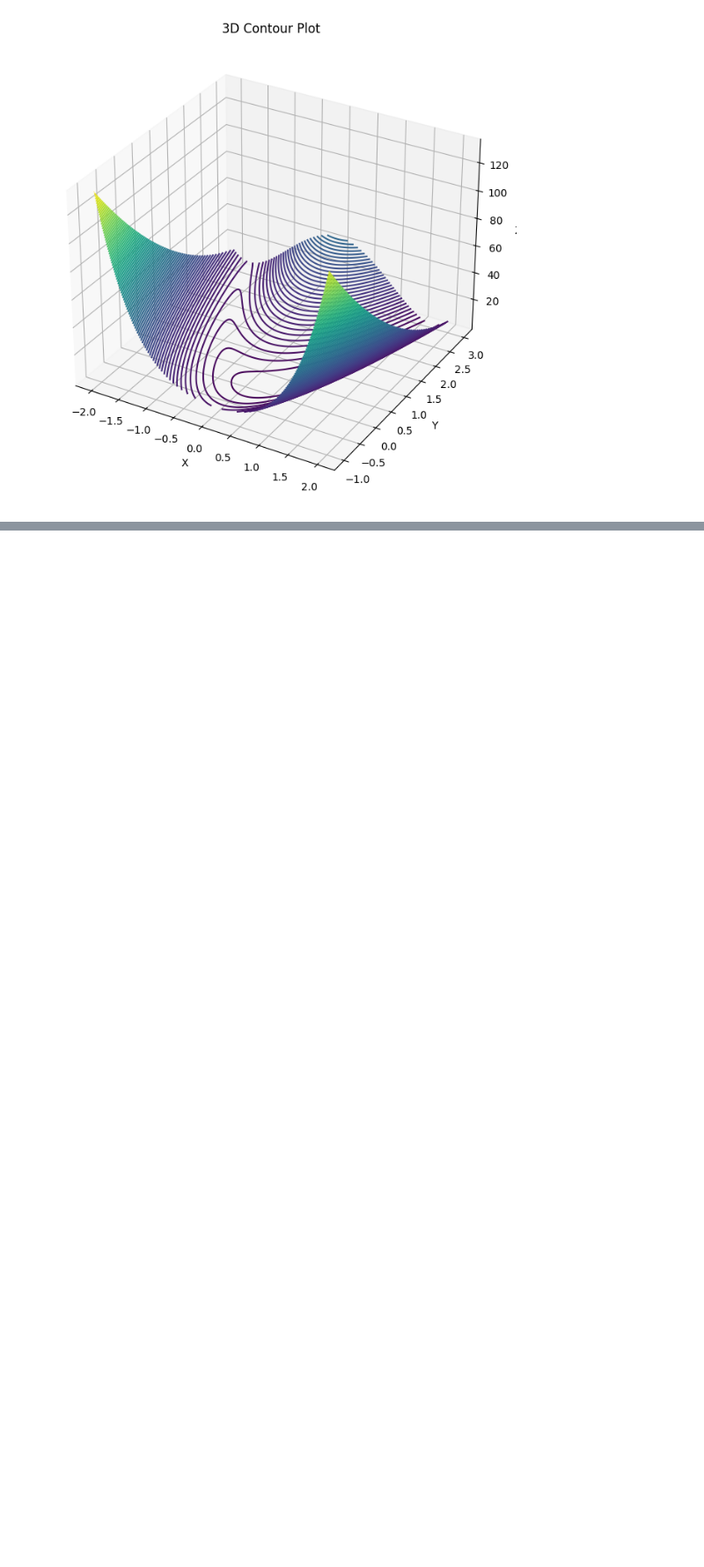
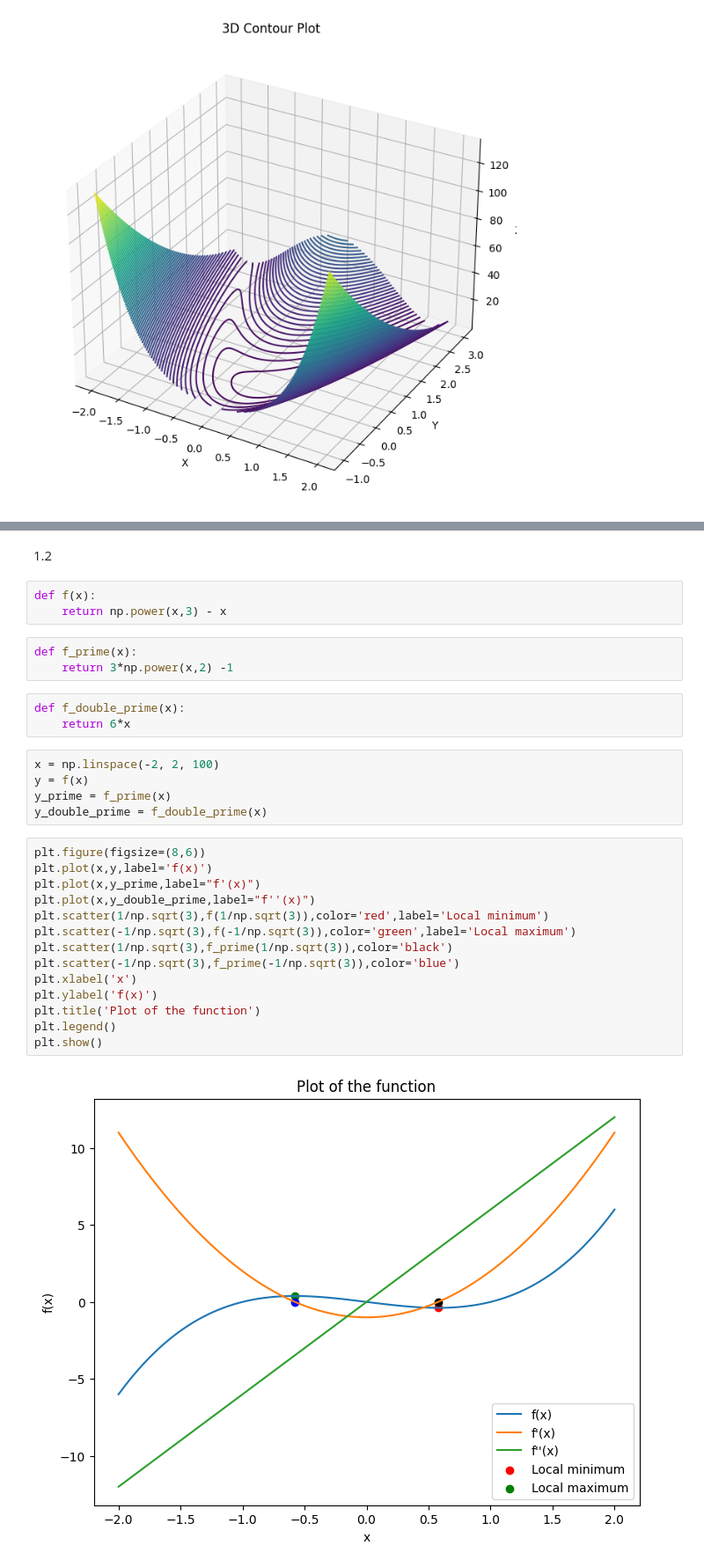
Before and after one commit to mirsoleimani/books, a Jupyter notebook: algorithms_for_optimization/ch01_conditions_for_local_optima.ipynb, the cells around one changed output, grey strips where cells are left out. Shown: that part at 88% size. Saved outputs shown, nothing was run; the diff lists cells and outputs as text; blank space fills up the shorter version.

```diff
--- a/algorithms_for_optimization/ch01_conditions_for_local_optima.ipynb
+++ b/algorithms_for_optimization/ch01_conditions_for_local_optima.ipynb
@@ -79,0 +94,32 @@ plt.show()
+# %% [markdown]
+1.2
+# %%
+def f(x):
+    return np.power(x,3) - x
+# %%
+def f_prime(x):
+    return 3*np.power(x,2) -1
+# %%
+def f_double_prime(x):
+    return 6*x
+# %%
+x = np.linspace(-2, 2, 100)
+y = f(x)
+y_prime = f_prime(x)
+y_double_prime = f_double_prime(x)
+# %%
+plt.figure(figsize=(8,6))
+plt.plot(x,y,label='f(x)')
+plt.plot(x,y_prime,label="f'(x)")
+plt.plot(x,y_double_prime,label="f''(x)")
+plt.scatter(1/np.sqrt(3),f(1/np.sqrt(3)),color='red',label='Local minimum')
+plt.scatter(-1/np.sqrt(3),f(-1/np.sqrt(3)),color='green',label='Local maximum')
+plt.scatter(1/np.sqrt(3),f_prime(1/np.sqrt(3)),color='black')
+plt.scatter(-1/np.sqrt(3),f_prime(-1/np.sqrt(3)),color='blue')
+plt.xlabel('x')
+plt.ylabel('f(x)')
+plt.title('Plot of the function')
+plt.legend()
+plt.show()
+# %% [output]
+[figure, added]
```
Also changed, not shown: parts of 5 cells of this notebook.
